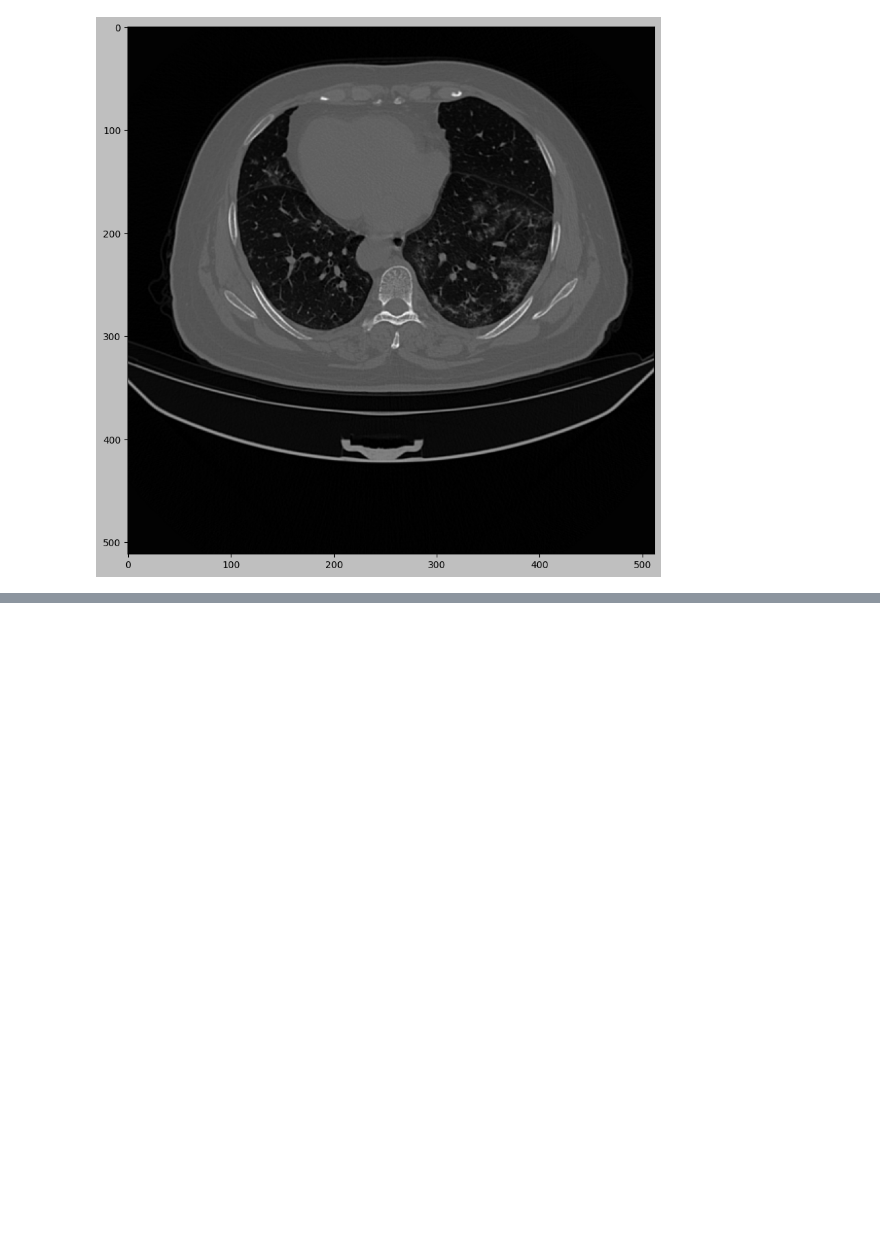
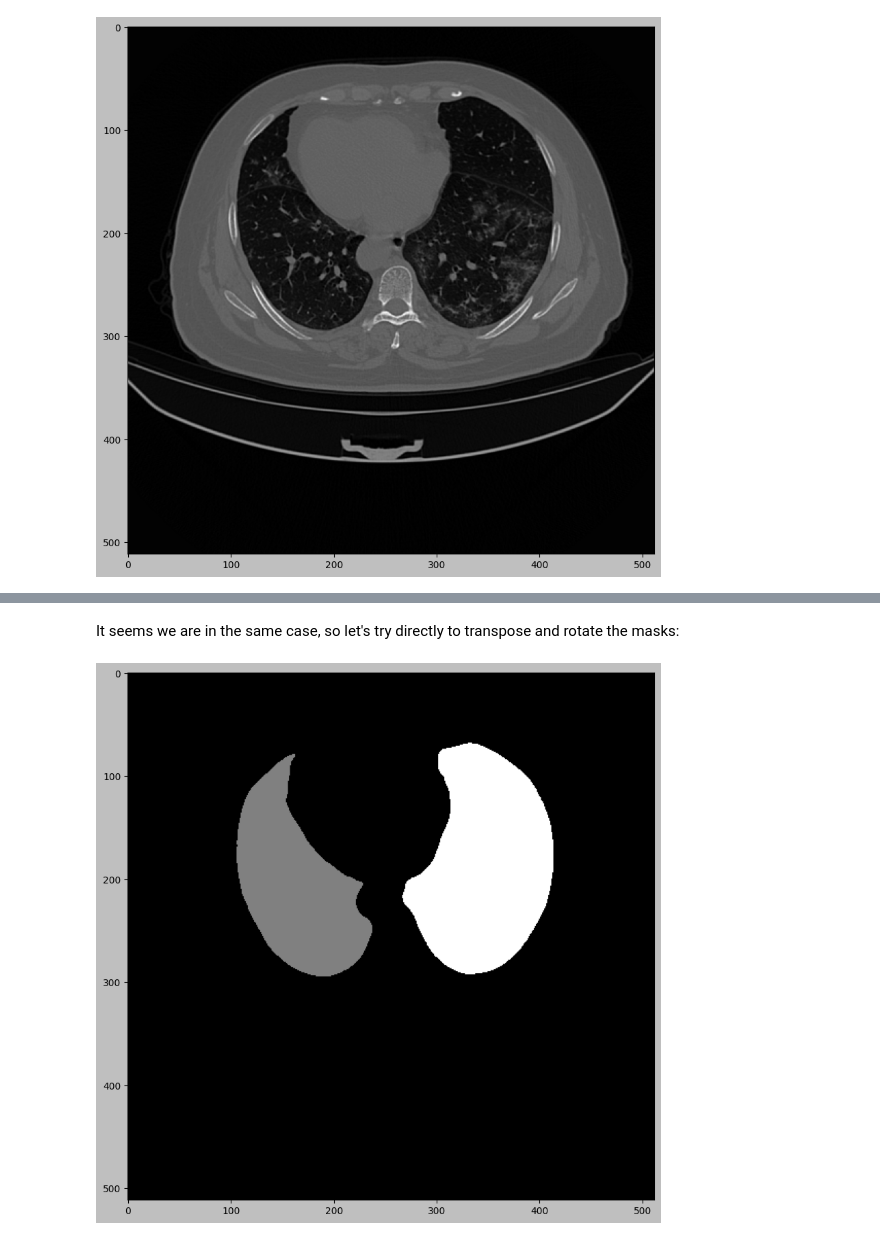
Before and after one commit to i3uex/sam, a Jupyter notebook: notebooks/image_transformations.ipynb, the cells around one changed output, grey strips where cells are left out. Saved outputs shown, nothing was run; the diff lists cells and outputs as text; code cells hidden in the pictures; blank space fills up the shorter version.

```diff
--- a/notebooks/image_transformations.ipynb
+++ b/notebooks/image_transformations.ipynb
@@ -56,0 +77,12 @@ Now the image looks right. This means that, in this case, we have to transpose t
+# %% [markdown]
+It seems we are in the same case, so let's try directly to transpose and rotate the masks:
+# %%
+masks_slice = masks_slice.swapaxes(0, 1)
+masks_slice = np.rot90(masks_slice, k=2, axes=(0, 1))
+
+plt.figure(figsize=(10, 10))
+plt.style.use('grayscale')
+plt.imshow(masks_slice)
+plt.show()
+# %% [output]
+[figure, added]
```
Also changed, not shown: parts of 13 cells of this notebook, 3 other files.
